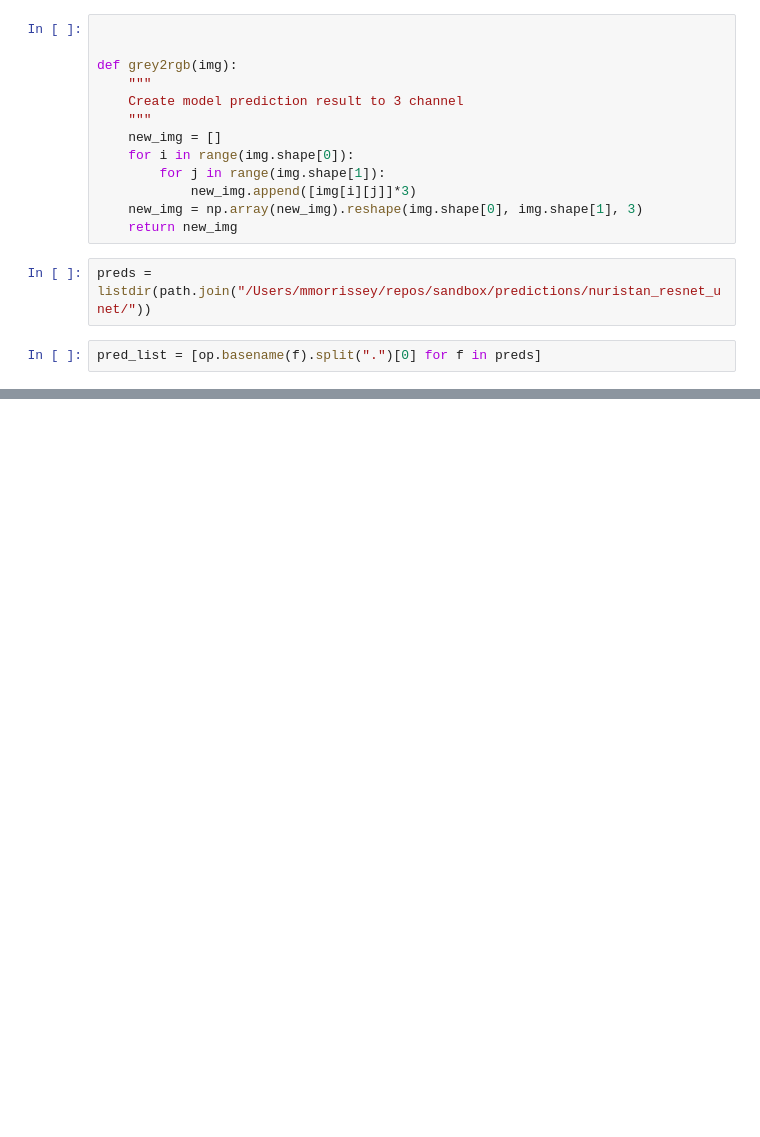
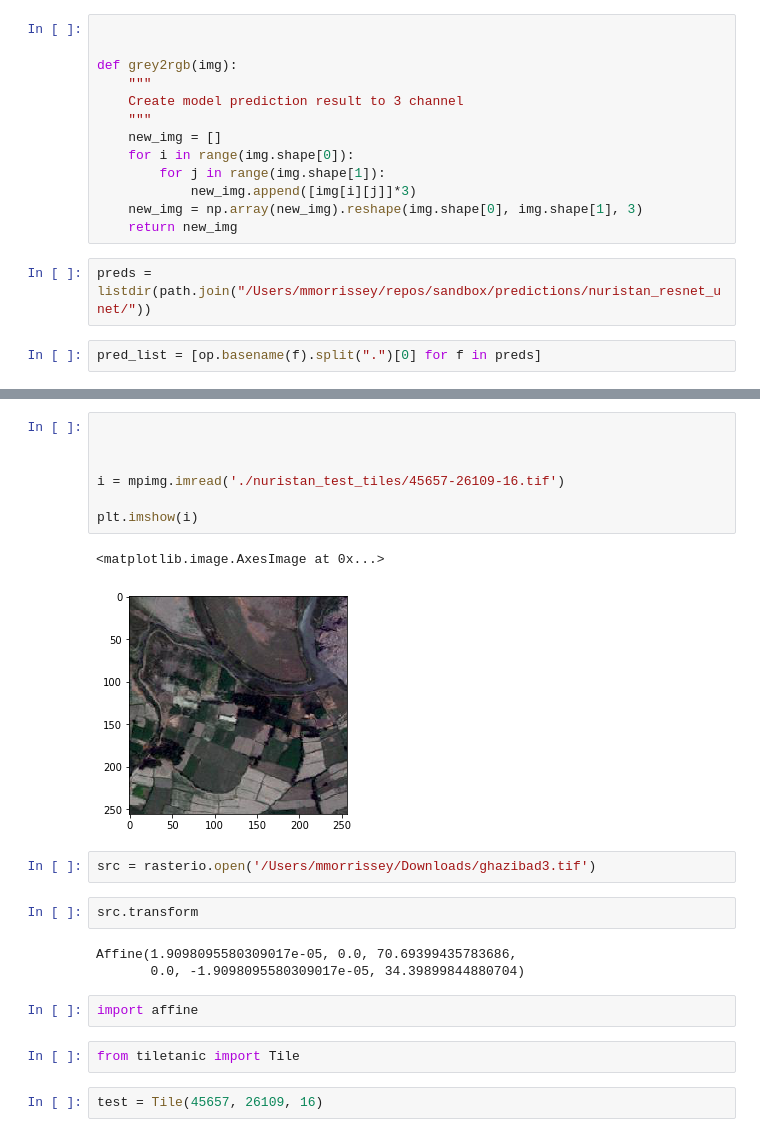
Before and after one commit to martham93/sandbox, a Jupyter notebook: LabelMaker_Afghanistan_Buildings.ipynb, the cells around one changed output, grey strips where cells are left out. Cells and saved outputs as stored; diff of their text form; blank space fills up the shorter version.

```diff
--- a/LabelMaker_Afghanistan_Buildings.ipynb
+++ b/LabelMaker_Afghanistan_Buildings.ipynb
@@ -203,0 +446,23 @@ for pred in pred_list[0:5]:
+# %%
+
+
+
+i = mpimg.imread('./nuristan_test_tiles/45657-26109-16.tif')
+
+plt.imshow(i)
+# %% [output]
+<matplotlib.image.AxesImage at 0x...>
+[figure, added]
+# %%
+src = rasterio.open('/Users/mmorrissey/Downloads/ghazibad3.tif')
+# %%
+src.transform
+# %% [output]
+Affine(1.9098095580309017e-05, 0.0, 70.69399435783686,
+       0.0, -1.9098095580309017e-05, 34.39899844880704)
+# %%
+import affine
+# %%
+from tiletanic import Tile
+# %%
+test = Tile(45657, 26109, 16)
```
Also changed, not shown: parts of 99 cells of this notebook, 2 other files.
